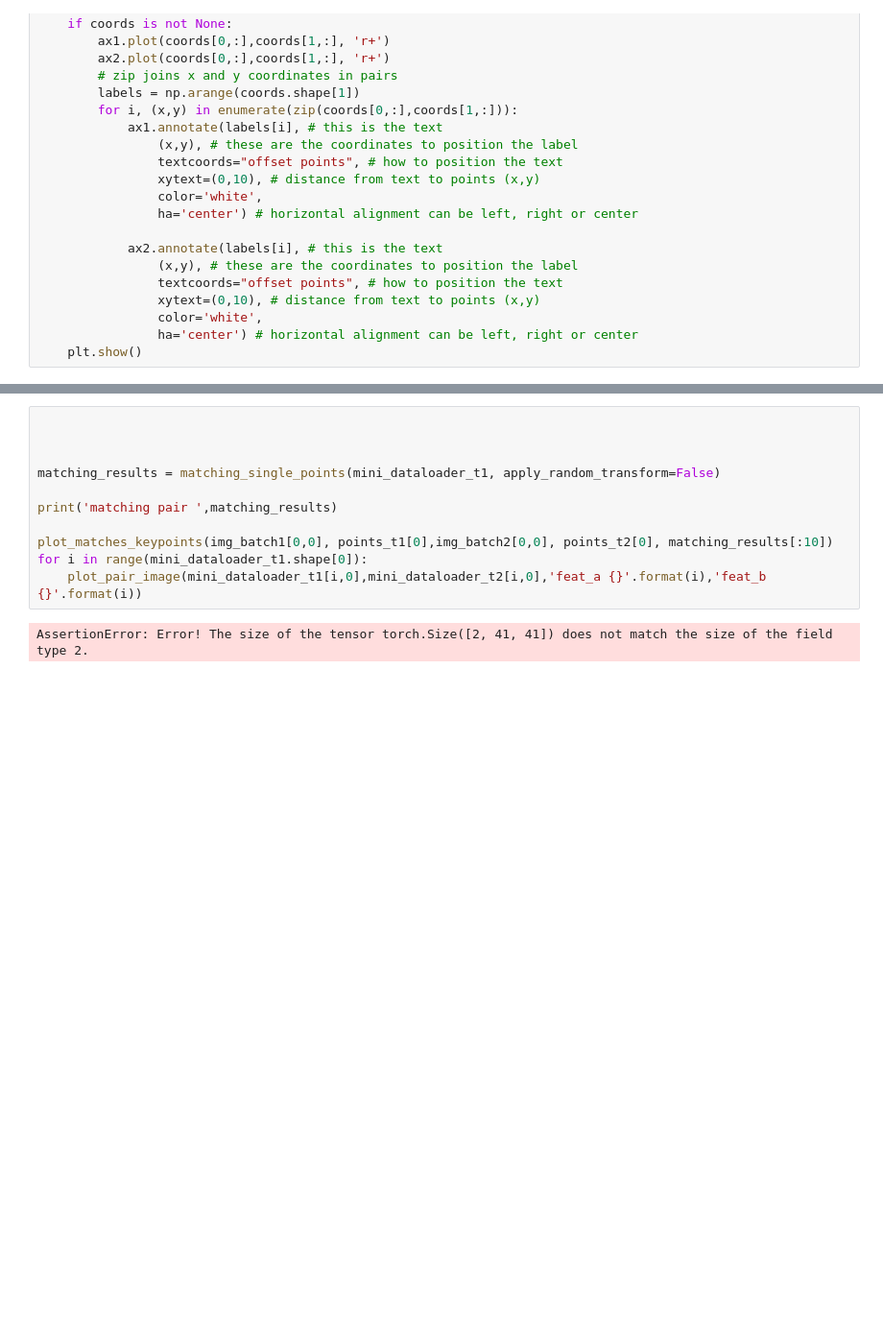
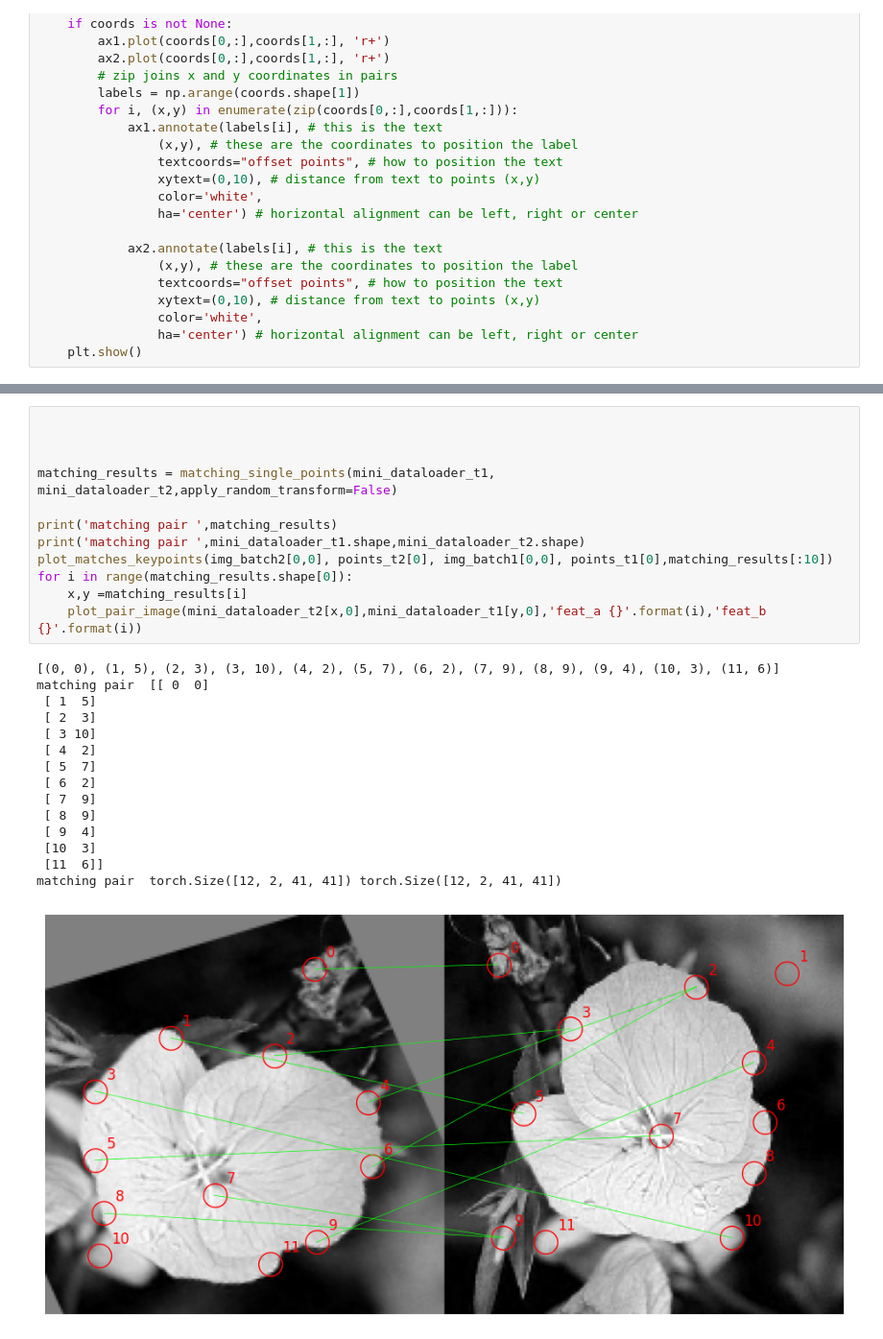
Before and after one commit to binarycode11/singular-points, a Jupyter notebook: siamesa.ipynb, the cells around one changed output, grey strips where cells are left out. Shown at 96% size. Drawn from its saved outputs; the diff is of its cells as text; blank space fills up the shorter version.

```diff
--- a/siamesa.ipynb
+++ b/siamesa.ipynb
@@ -751,13 +750,28 @@ mini_dataloader  torch.Size([12, 2, 41, 41]) torch.Size([1, 12, 2])
 # %%
 
 
 
-matching_results = matching_single_points(mini_dataloader_t1, apply_random_transform=False)
+matching_results = matching_single_points(mini_dataloader_t1, mini_dataloader_t2,apply_random_transform=False)
 
 print('matching pair ',matching_results)
-
-plot_matches_keypoints(img_batch1[0,0], points_t1[0],img_batch2[0,0], points_t2[0], matching_results[:10])
-for i in range(mini_dataloader_t1.shape[0]):
-    plot_pair_image(mini_dataloader_t1[i,0],mini_dataloader_t2[i,0],'feat_a {}'.format(i),'feat_b {}'.format(i))
+print('matching pair ',mini_dataloader_t1.shape,mini_dataloader_t2.shape)
+plot_matches_keypoints(img_batch2[0,0], points_t2[0], img_batch1[0,0], points_t1[0],matching_results[:10])
+for i in range(matching_results.shape[0]):
+    x,y =matching_results[i]
+    plot_pair_image(mini_dataloader_t2[x,0],mini_dataloader_t1[y,0],'feat_a {}'.format(i),'feat_b {}'.format(i))
 # %% [output]
-AssertionError: Error! The size of the tensor torch.Size([2, 41, 41]) does not match the size of the field type 2.
+[(0, 0), (1, 5), (2, 3), (3, 10), (4, 2), (5, 7), (6, 2), (7, 9), (8, 9), (9, 4), (10, 3), (11, 6)]
+matching pair  [[ 0  0]
+ [ 1  5]
+ [ 2  3]
+ [ 3 10]
+ [ 4  2]
+ [ 5  7]
+ [ 6  2]
+ [ 7  9]
+ [ 8  9]
+ [ 9  4]
+ [10  3]
+ [11  6]]
+matching pair  torch.Size([12, 2, 41, 41]) torch.Size([12, 2, 41, 41])
+[figure, added]
```
Also changed, not shown: parts of 5 cells of this notebook.
